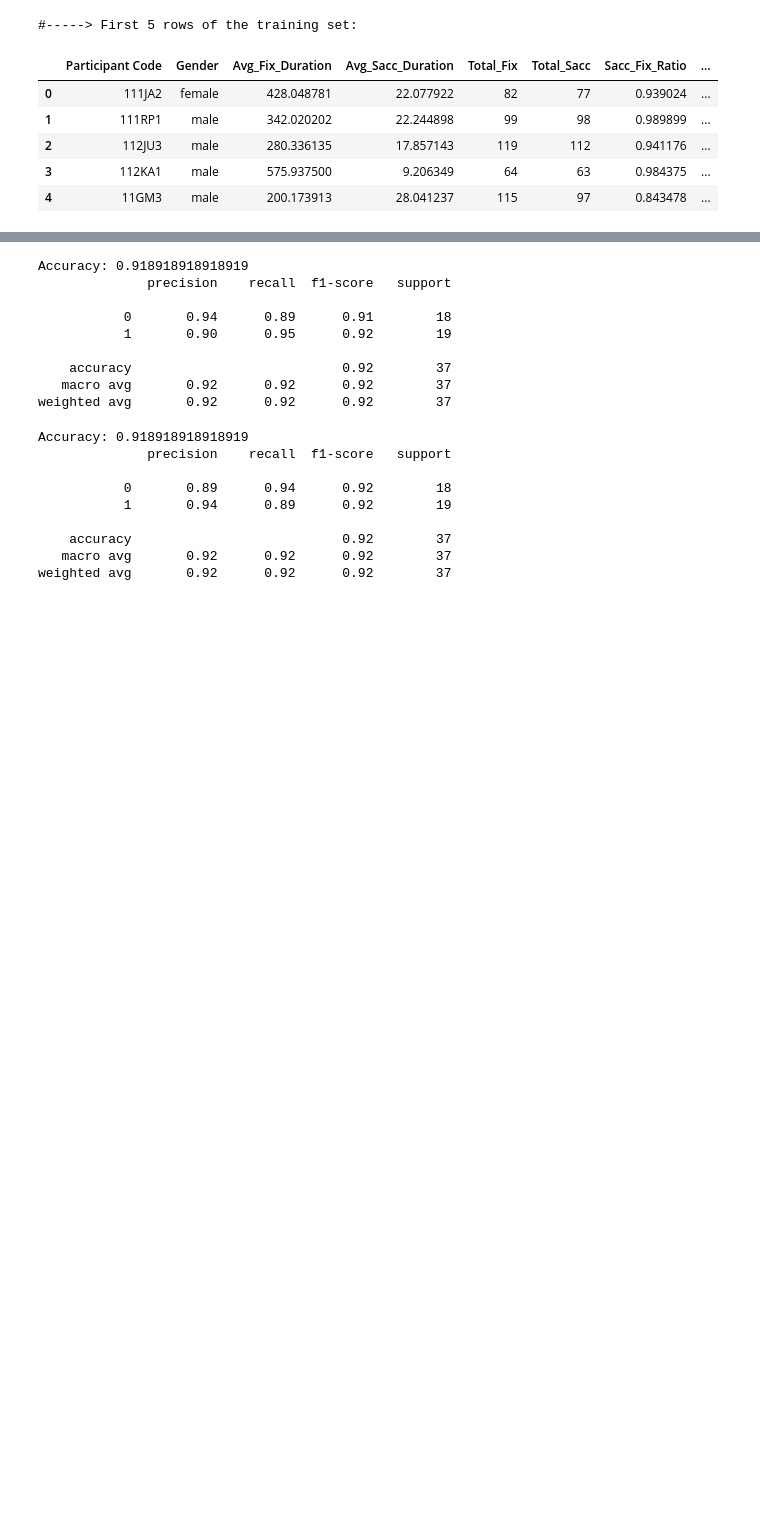
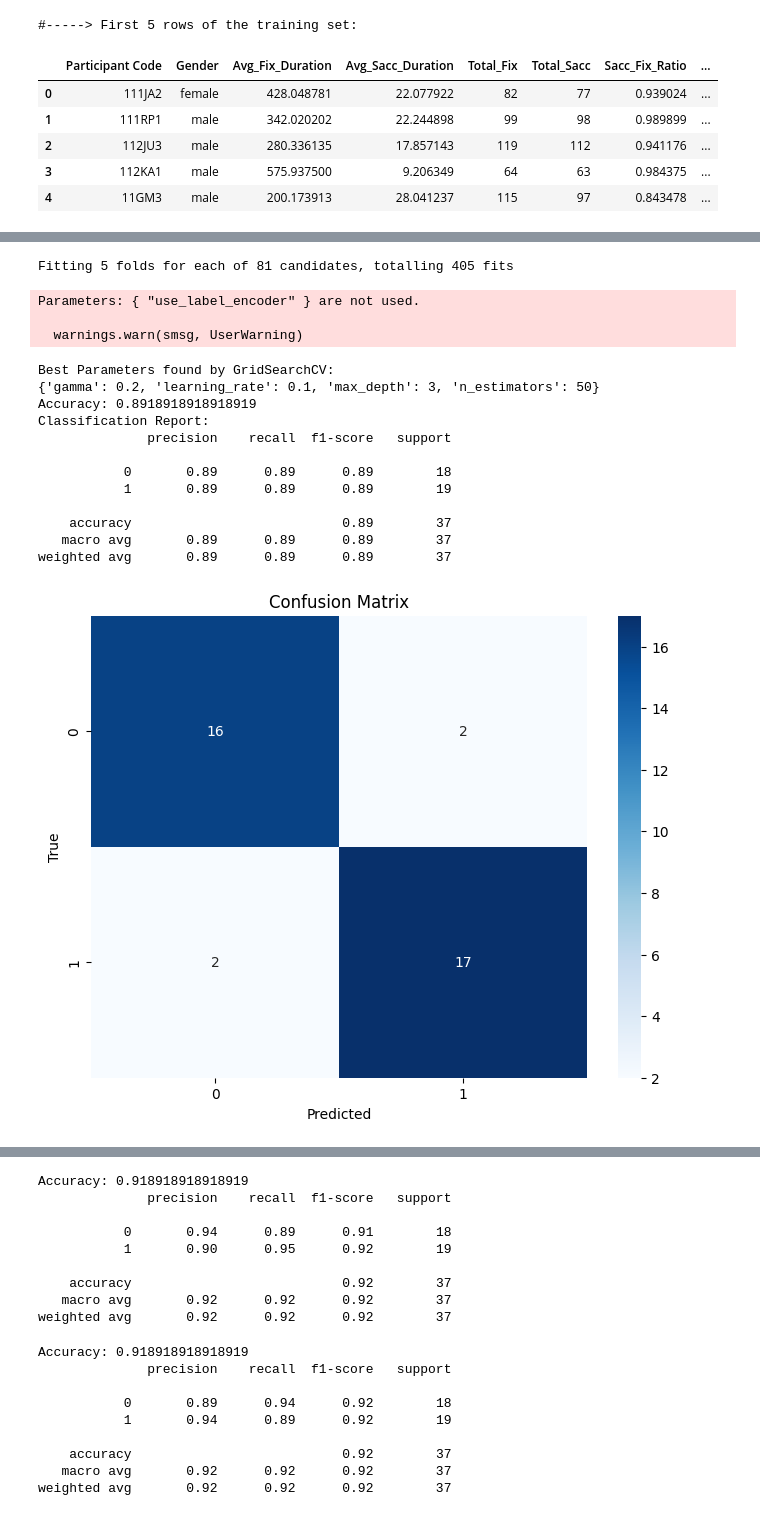
Before and after one commit to Salmaelkatib/DyslexiaProject, a Jupyter notebook: eyeTracking/ml_model/eyetracking_model.ipynb, the cells around one changed output, grey strips where cells are left out. Drawn from its saved outputs; the diff is of its cells as text; code cells hidden in the pictures; blank space fills up the shorter version.

```diff
--- a/eyeTracking/ml_model/eyetracking_model.ipynb
+++ b/eyeTracking/ml_model/eyetracking_model.ipynb
@@ -138,0 +111,61 @@ Parameters: { "silent" } are not used.
+# %%
+import xgboost as xgb
+
+# Set up the parameter grid for GridSearchCV
+param_grid = {
+    'max_depth': [3, 4, 5],
+    'learning_rate': [0.01, 0.1, 0.2],
+    'n_estimators': [50, 100, 200],
+    'gamma': [0, 0.1, 0.2]
+}
+
+# Initialize the XGBClassifier
+xgb_clf = xgb.XGBClassifier(objective='binary:logistic', eval_metric='logloss', use_label_encoder=False)
+
+# Initialize GridSearchCV
+grid_search = GridSearchCV(estimator=xgb_clf, param_grid=param_grid, cv=5, verbose=2, n_jobs=-1)
+grid_search.fit(X_train, y_train)
+
+# Print the best parameters found by GridSearchCV
+print("Best Parameters found by GridSearchCV:")
+print(grid_search.best_params_)
+
+# Make predictions on the test set
+y_pred = grid_search.predict(X_test)
+
+# Evaluate the model
+accuracy = accuracy_score(y_test, y_pred)
+print(f"Accuracy: {accuracy}")
+
+# Print the classification report
+print("Classification Report:")
+print(classification_report(y_test, y_pred))
+
+# Compute the confusion matrix
+cm = confusion_matrix(y_test, y_pred)
+
+# Display the confusion matrix
+plt.figure(figsize=(8, 6))
+sns.heatmap(cm, annot=True, fmt="d", cmap="Blues", xticklabels=np.unique(y_test), yticklabels=np.unique(y_test))
+plt.xlabel('Predicted')
+plt.ylabel('True')
+plt.title('Confusion Matrix')
+plt.show()
+# %% [output]
+Fitting 5 folds for each of 81 candidates, totalling 405 fits
+Parameters: { "use_label_encoder" } are not used.
+
+  warnings.warn(smsg, UserWarning)
+Best Parameters found by GridSearchCV:
+{'gamma': 0.2, 'learning_rate': 0.1, 'max_depth': 3, 'n_estimators': 50}
+Accuracy: 0.8918918918918919
+Classification Report:
+              precision    recall  f1-score   support
+
+           0       0.89      0.89      0.89        18
+           1       0.89      0.89      0.89        19
+
+    accuracy                           0.89        37
+   macro avg       0.89      0.89      0.89        37
+weighted avg       0.89      0.89      0.89        37
+[figure, added]
```
Also changed, not shown: parts of 12 cells of this notebook, 2 other files.
